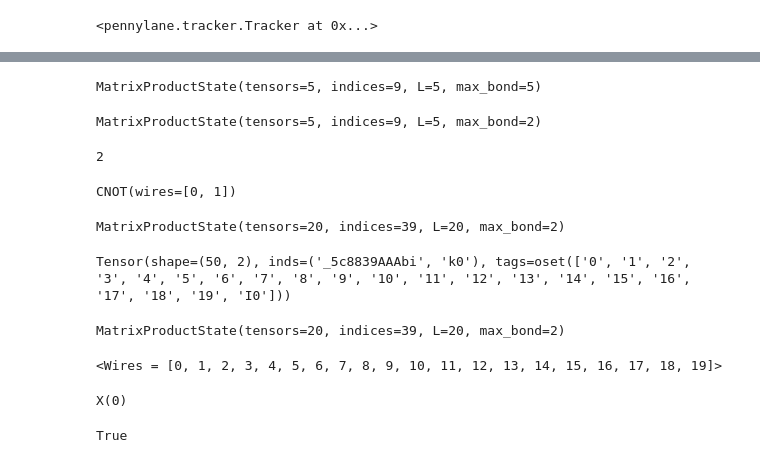
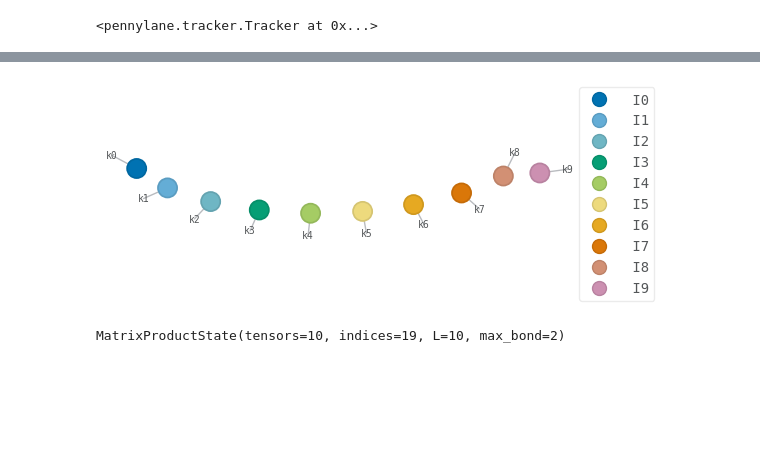
Before and after one commit to PietropaoloFrisoni/pennylane-lightning, a Jupyter notebook: notebooks/FrisusExperiments.ipynb, the cells around one changed output, grey strips where cells are left out. Drawn from its saved outputs; the diff is of its cells as text; code cells hidden in the pictures; blank space fills up the shorter version.

```diff
--- a/notebooks/FrisusExperiments.ipynb
+++ b/notebooks/FrisusExperiments.ipynb
@@ -457,2 +215,10 @@ wires = Wires(range(5))
 # %%
-state_1 = qtn.MPS_zero_state(len(wires), bond_dim=5, phys_dim=2, tags=[str(l) for l in Wires(wires).labels])
+wires = Wires(range(10))
+
+init_state = qtn.MPS_computational_state(
+    "0" * len(wires), tags=[str(l) for l in wires.labels]
+)
+
+qc = qtn.CircuitMPS(psi0=init_state)
+
+op = qml.X(wires=[0])
@@ -464,43 +225,8 @@ state_2 = qtn.MPS_computational_state(
-# %%
-state_1
-# %% [output]
-MatrixProductState(tensors=5, indices=9, L=5, max_bond=5)
-# %%
-state_2
-# %% [output]
-MatrixProductState(tensors=5, indices=9, L=5, max_bond=2)
-# %%
-state_2.max_bond()
-# %% [output]
-2
-# %%
-wires = Wires(range(20))
-
-state_1 = qtn.MPS_zero_state(
-    len(wires), bond_dim=50, tags=[str(l) for l in wires.labels]
-)
-state_2 = qtn.MPS_computational_state(
-    "0" * len(wires), tags=[str(l) for l in wires.labels]
-)
-
-qc = qtn.CircuitMPS(psi0=state_2, tags=[str(l) for l in wires.labels])
-qc.psi
-
-op = qml.CNOT(wires=[0, 1])
-print(op)
-qc.psi.gate_(op.matrix(), tuple(op.wires), contract="swap+split", cutoff=0)
-# %% [output]
-CNOT(wires=[0, 1])
-MatrixProductState(tensors=20, indices=39, L=20, max_bond=2)
-# %%
-state_1.tensors[0]
-# %% [output]
-Tensor(shape=(50, 2), inds=('_5c8839AAAbi', 'k0'), tags=oset(['0', '1', '2', '3', '4', '5', '6', '7', '8', '9', '10', '11', '12', '13', '14', '15', '16', '17', '18', '19', 'I0']))
+# %%
+qc.psi.draw(color=[f"I{q}" for q in range(len(wires))], show_tags=False, show_inds=True)
+# %% [output]
+[figure, added]
 # %%
 qc.psi
 # %% [output]
-MatrixProductState(tensors=20, indices=39, L=20, max_bond=2)
+MatrixProductState(tensors=10, indices=19, L=10, max_bond=2)
-# %%
-wires
-# %% [output]
-<Wires = [0, 1, 2, 3, 4, 5, 6, 7, 8, 9, 10, 11, 12, 13, 14, 15, 16, 17, 18, 19]>
@@ -509,8 +232,0 @@ op = tape.operations[0]
-# %%
-op
-# %% [output]
-X(0)
-# %%
-op.has_diagonalizing_gates
-# %% [output]
-True
```
Also changed, not shown: parts of 86 cells of this notebook, 7 other files.
